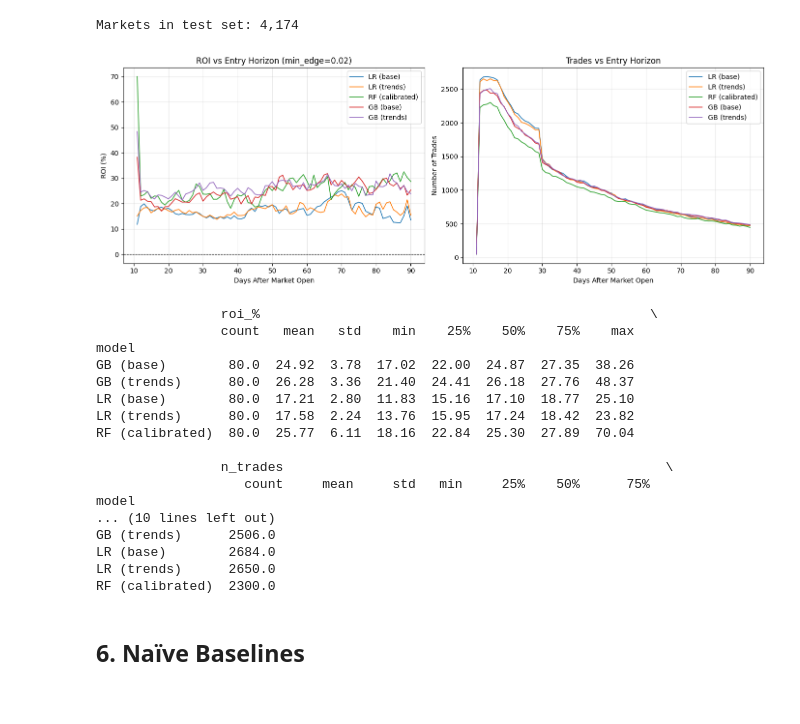
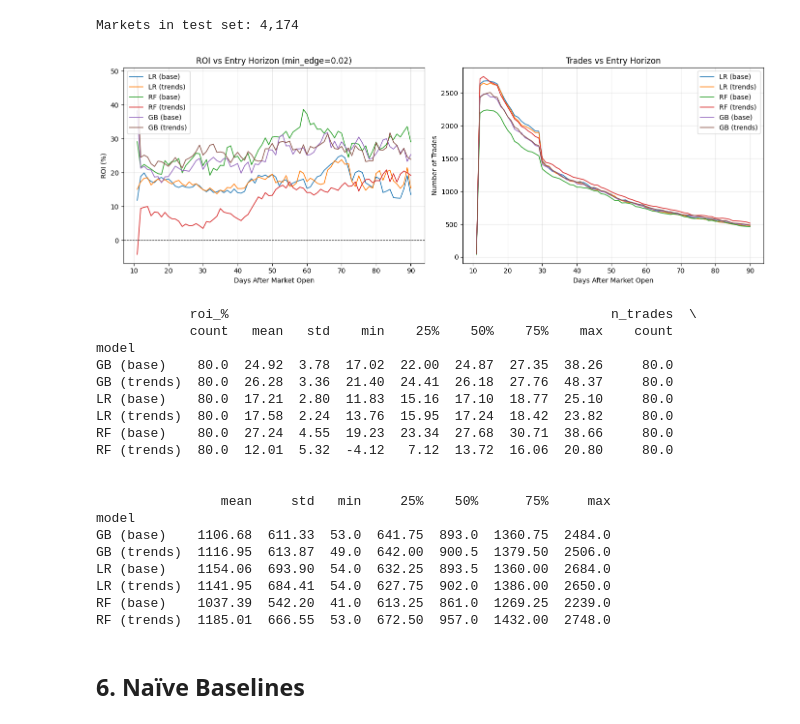
Before and after one commit to Hector-TB/predicting-prediction-markets, a Jupyter notebook: analysis/trading_simulation.ipynb, the cells around one changed output. Drawn from its saved outputs; the diff is of its cells as text; code cells hidden in the pictures.

Commit message:
trading simulation run v3

```diff
--- a/analysis/trading_simulation.ipynb
+++ b/analysis/trading_simulation.ipynb
@@ -62,7 +62,7 @@ lr = pd.read_csv(MODELS_DIR + 'logistic_regression/predictions/predictions.csv',
                  parse_dates=['snapshot_timestamp'])
 lr['snapshot_timestamp'] = pd.to_datetime(lr['snapshot_timestamp'], utc=True)
 
-rf = pd.read_csv(MODELS_DIR + 'random_forest/predictions/test_predictions.csv',
+rf = pd.read_csv(MODELS_DIR + 'random_forest_trends/predictions/trends_test_predictions.csv',
                  parse_dates=['snapshot_timestamp'])
 rf['snapshot_timestamp'] = pd.to_datetime(rf['snapshot_timestamp'], utc=True)
 
@@ -70,8 +70,8 @@ gb = pd.read_csv(MODELS_DIR + 'gradient_boosting/predictions/predictions.csv',
                  parse_dates=['snapshot_timestamp'])
 gb['snapshot_timestamp'] = pd.to_datetime(gb['snapshot_timestamp'], utc=True)
 
-print("LR columns:", lr.columns.tolist())
-print("RF columns:", rf.columns.tolist())
-print("GB columns:", gb.columns.tolist())
+print('LR columns:', lr.columns.tolist())
+print('RF columns:', rf.columns.tolist())
+print('GB columns:', gb.columns.tolist())
 # %% [output]
 LR columns: ['market_id', 'snapshot_timestamp', 'category', 'outcome', 'pred_prob_base', 'pred_prob_trends', 'pred_label_base', 'pred_label_trends']
@@ -166,7 +166,7 @@ for col, label in [('pred_prob_base', 'LR (base)'), ('pred_prob_trends', 'LR (tr
 
 # ----- Random Forest -----
 sub = rf_merged.dropna(subset=['price_at_snapshot'])
-for col, label in [('proba_full', 'RF (full)'), ('proba_full_calibrated', 'RF (calibrated)')]:
+for col, label in [('proba_trends_calibrated', 'RF (base)'), ('proba_trends', 'RF (trends)')]:
     pnl = simulate_trades(sub[col].values, sub['price_at_snapshot'].values, sub['outcome'].values)
     pnl_series[label] = pnl
     results.append(trading_summary(pnl, sub['price_at_snapshot'], label))
@@ -179,7 +179,7 @@ for col, label in [('pred_prob_base', 'GB (base)'), ('pred_prob_trends', 'GB (tr
     results.append(trading_summary(pnl, sub['price_at_snapshot'], label))
 
 summary_df = pd.DataFrame(results)
-print("Per-snapshot trading results (min_edge={:.2f})".format(MIN_EDGE))
+print('Per-snapshot trading results (min_edge={:.2f})'.format(MIN_EDGE))
 summary_df
 # %% [output]
 Per-snapshot trading results (min_edge=0.02)
@@ -192,20 +192,17 @@ Per-snapshot trading results (min_edge=0.02)
 | 5 | GB (trends) | 217570 | 18096.99 | 27.48 | 73.80 |
 # %%
 # --- Edge distribution diagnostic ---
-# Shows how often each model disagrees with the market and by how much.
-# A trade only fires when |edge| > MIN_EDGE, so this explains n_trades differences.
-
 edge_stats = []
 fig, axes = plt.subplots(2, 3, figsize=(15, 7), sharey=False)
 axes = axes.flatten()
 
 model_series = [
-    (lr_merged.dropna(subset=['price_at_snapshot']), 'pred_prob_base',       'LR (base)'),
-    (lr_merged.dropna(subset=['price_at_snapshot']), 'pred_prob_trends',      'LR (trends)'),
-    (rf_merged.dropna(subset=['price_at_snapshot']), 'proba_full',            'RF (full)'),
-    (rf_merged.dropna(subset=['price_at_snapshot']), 'proba_full_calibrated', 'RF (calibrated)'),
-    (gb_merged.dropna(subset=['price_at_snapshot']), 'pred_prob_base',        'GB (base)'),
-    (gb_merged.dropna(subset=['price_at_snapshot']), 'pred_prob_trends',      'GB (trends)'),
+    (lr_merged.dropna(subset=['price_at_snapshot']), 'pred_prob_base',        'LR (base)'),
+    (lr_merged.dropna(subset=['price_at_snapshot']), 'pred_prob_trends',       'LR (trends)'),
+    (rf_merged.dropna(subset=['price_at_snapshot']), 'proba_trends_calibrated','RF (base)'),
+    (rf_merged.dropna(subset=['price_at_snapshot']), 'proba_trends',           'RF (trends)'),
+    (gb_merged.dropna(subset=['price_at_snapshot']), 'pred_prob_base',         'GB (base)'),
+    (gb_merged.dropna(subset=['price_at_snapshot']), 'pred_prob_trends',       'GB (trends)'),
 ]
 
 for ax, (sub, col, label) in zip(axes, model_series):
@@ -260,11 +257,12 @@ HORIZONS = range(7, 91)  # days after market open to sweep
 horizon_results = []
 for h in HORIZONS:
     for merged_df, prob_col, label in [
-        (lr_merged, 'pred_prob_base',       'LR (base)'),
-        (lr_merged, 'pred_prob_trends',      'LR (trends)'),
-        (rf_merged, 'proba_full_calibrated', 'RF (calibrated)'),
-        (gb_merged, 'pred_prob_base',        'GB (base)'),
-        (gb_merged, 'pred_prob_trends',      'GB (trends)'),
+        (lr_merged, 'pred_prob_base',        'LR (base)'),
+        (lr_merged, 'pred_prob_trends',       'LR (trends)'),
+        (rf_merged, 'proba_trends_calibrated','RF (base)'),
+        (rf_merged, 'proba_trends',           'RF (trends)'),
+        (gb_merged, 'pred_prob_base',         'GB (base)'),
+        (gb_merged, 'pred_prob_trends',       'GB (trends)'),
     ]:
         snap = get_horizon_snapshot(merged_df, prob_col, h)
         if len(snap) == 0:
@@ -283,51 +281,53 @@ for h in HORIZONS:
         })
 
 horizon_df = pd.DataFrame(horizon_results)
 
 fig, (ax1, ax2) = plt.subplots(1, 2, figsize=(14, 5))
 
 for model in horizon_df['model'].unique():
     sub = horizon_df[horizon_df['model'] == model]
     ax1.plot(sub['horizon_days'], sub['roi_%'],   label=model, linewidth=1.2)
     ax2.plot(sub['horizon_days'], sub['n_trades'], label=model, linewidth=1.2)
 
 ax1.axhline(0, color='black', linewidth=0.8, linestyle='--')
 ax1.set_xlabel('Days After Market Open')
 ax1.set_ylabel('ROI (%)')
 ax1.set_title(f'ROI vs Entry Horizon (min_edge={MIN_EDGE})')
 ax1.legend()
 ax1.grid(alpha=0.3)
 
 ax2.set_xlabel('Days After Market Open')
 ax2.set_ylabel('Number of Trades')
 ax2.set_title('Trades vs Entry Horizon')
 ax2.legend()
 ax2.grid(alpha=0.3)
 
 plt.tight_layout()
 plt.savefig('trading_roi_vs_horizon.png', dpi=150, bbox_inches='tight')
 plt.show()
 
 print(horizon_df.groupby('model')[['roi_%', 'n_trades']].describe().round(2))
 # %% [output]
-[figure, old version]
+[figure, new version]
-                roi_%                                                  \
-                count   mean   std    min    25%    50%    75%    max
+            roi_%                                                 n_trades  \
+            count   mean   std    min    25%    50%    75%    max    count
 model
-GB (base)        80.0  24.92  3.78  17.02  22.00  24.87  27.35  38.26
-GB (trends)      80.0  26.28  3.36  21.40  24.41  26.18  27.76  48.37
-LR (base)        80.0  17.21  2.80  11.83  15.16  17.10  18.77  25.10
-LR (trends)      80.0  17.58  2.24  13.76  15.95  17.24  18.42  23.82
-RF (calibrated)  80.0  25.77  6.11  18.16  22.84  25.30  27.89  70.04
+GB (base)    80.0  24.92  3.78  17.02  22.00  24.87  27.35  38.26     80.0
+GB (trends)  80.0  26.28  3.36  21.40  24.41  26.18  27.76  48.37     80.0
+LR (base)    80.0  17.21  2.80  11.83  15.16  17.10  18.77  25.10     80.0
+LR (trends)  80.0  17.58  2.24  13.76  15.95  17.24  18.42  23.82     80.0
+RF (base)    80.0  27.24  4.55  19.23  23.34  27.68  30.71  38.66     80.0
+RF (trends)  80.0  12.01  5.32  -4.12   7.12  13.72  16.06  20.80     80.0
 
-                n_trades                                                 \
-                   count     mean     std   min     25%    50%      75%
+
+                mean     std   min     25%    50%      75%     max
 model
-... (10 lines left out)
-GB (trends)      2506.0
-LR (base)        2684.0
-LR (trends)      2650.0
-RF (calibrated)  2300.0
+GB (base)    1106.68  611.33  53.0  641.75  893.0  1360.75  2484.0
+GB (trends)  1116.95  613.87  49.0  642.00  900.5  1379.50  2506.0
+LR (base)    1154.06  693.90  54.0  632.25  893.5  1360.00  2684.0
+LR (trends)  1141.95  684.41  54.0  627.75  902.0  1386.00  2650.0
+RF (base)    1037.39  542.20  41.0  613.25  861.0  1269.25  2239.0
+RF (trends)  1185.01  666.55  53.0  672.50  957.0  1432.00  2748.0
 # %% [markdown]
 ## 6. Naïve Baselines
 # %%
```
Also changed, not shown: parts of 7 cells of this notebook, 4 other files.
